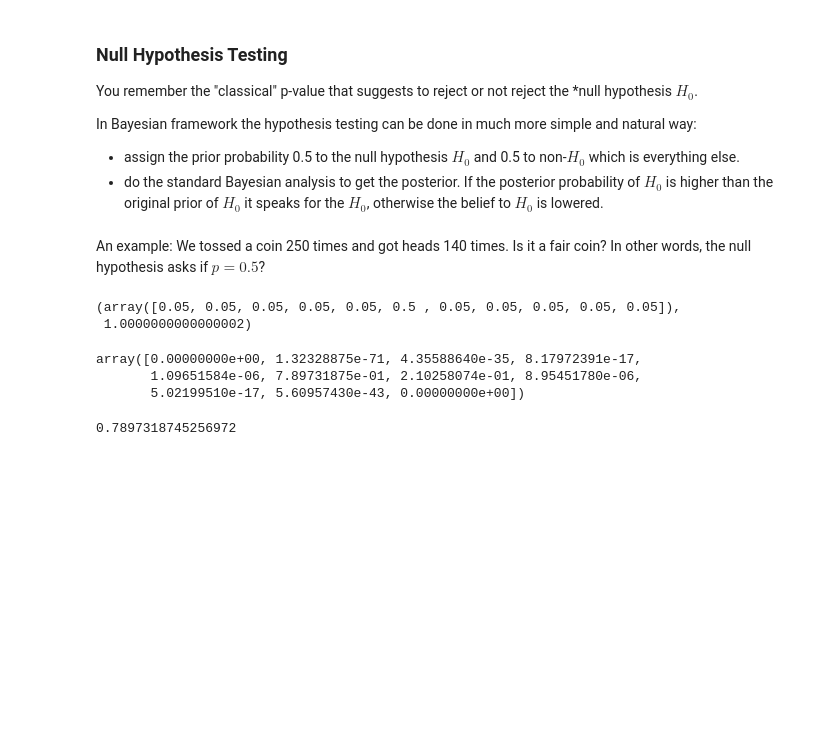
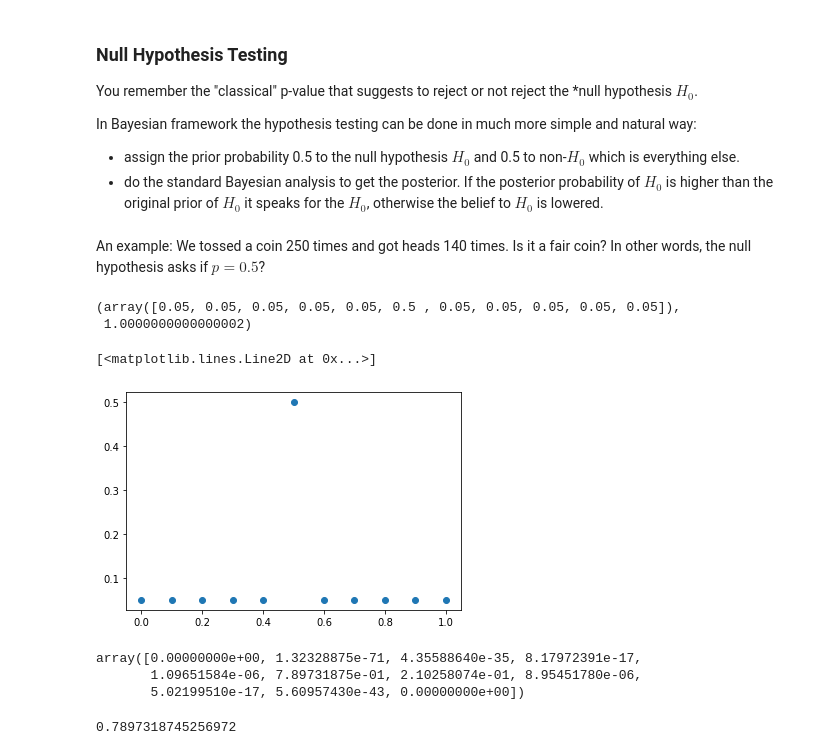
Before and after one commit to toastmaker/lectures, a Jupyter notebook: notebooks/Gentle touch on Mr Bayes.ipynb, the cells around one changed output. Saved outputs shown, nothing was run; the diff lists cells and outputs as text; code cells hidden in the pictures; blank space fills up the shorter version.

```diff
--- a/notebooks/Gentle touch on Mr Bayes.ipynb
+++ b/notebooks/Gentle touch on Mr Bayes.ipynb
@@ -769,6 +801,11 @@ prior, np.sum(prior)
 # %% [output]
 (array([0.05, 0.05, 0.05, 0.05, 0.05, 0.5 , 0.05, 0.05, 0.05, 0.05, 0.05]),
  1.0000000000000002)
+# %%
+plt.plot(p, prior,"o")
+# %% [output]
+[<matplotlib.lines.Line2D at 0x...>]
+[figure, added]
 # %%
 from scipy.stats import binom
 lik = binom.pmf(140,250,p)
```
Also changed, not shown: parts of 5 cells of this notebook.
